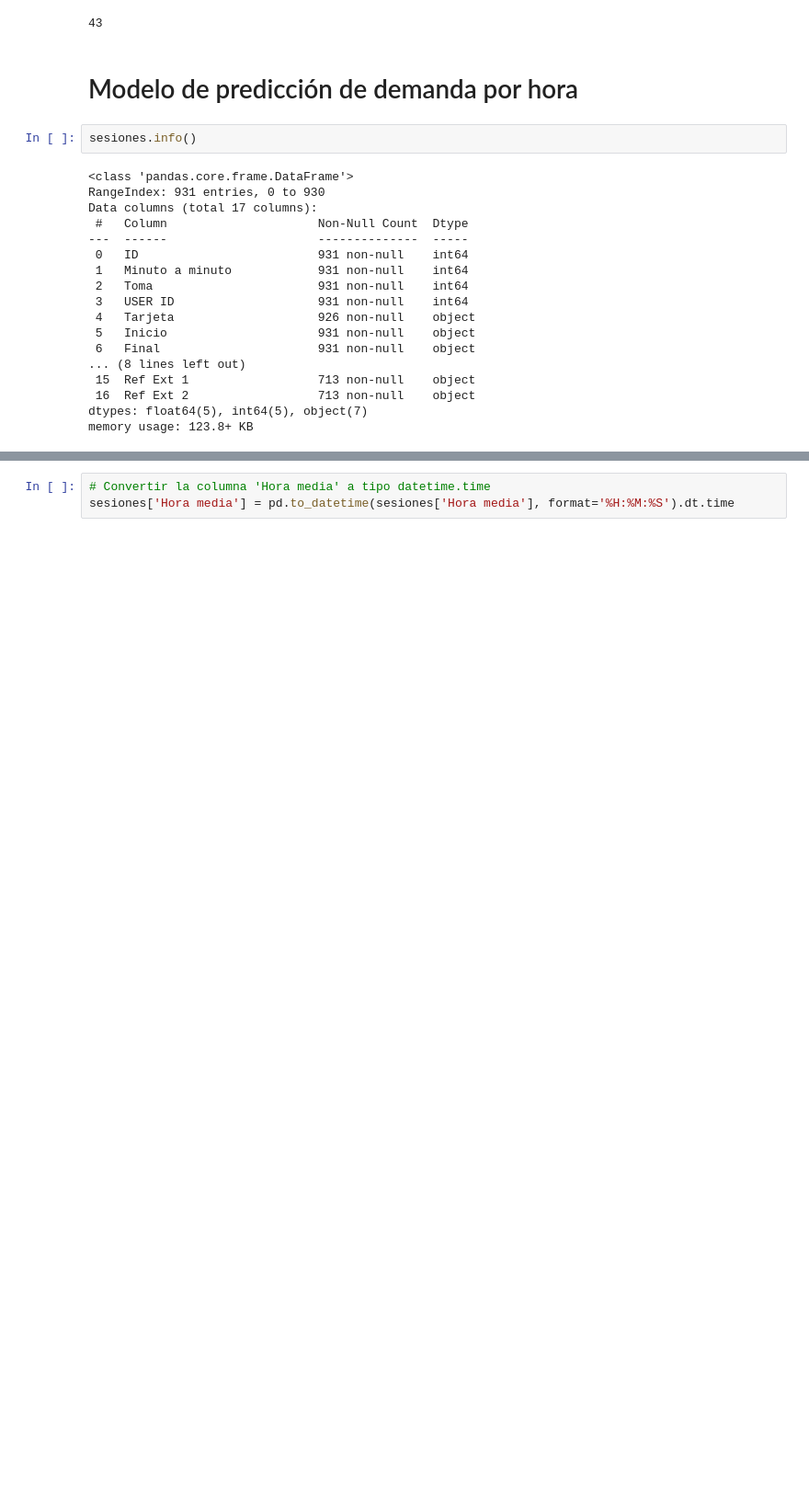
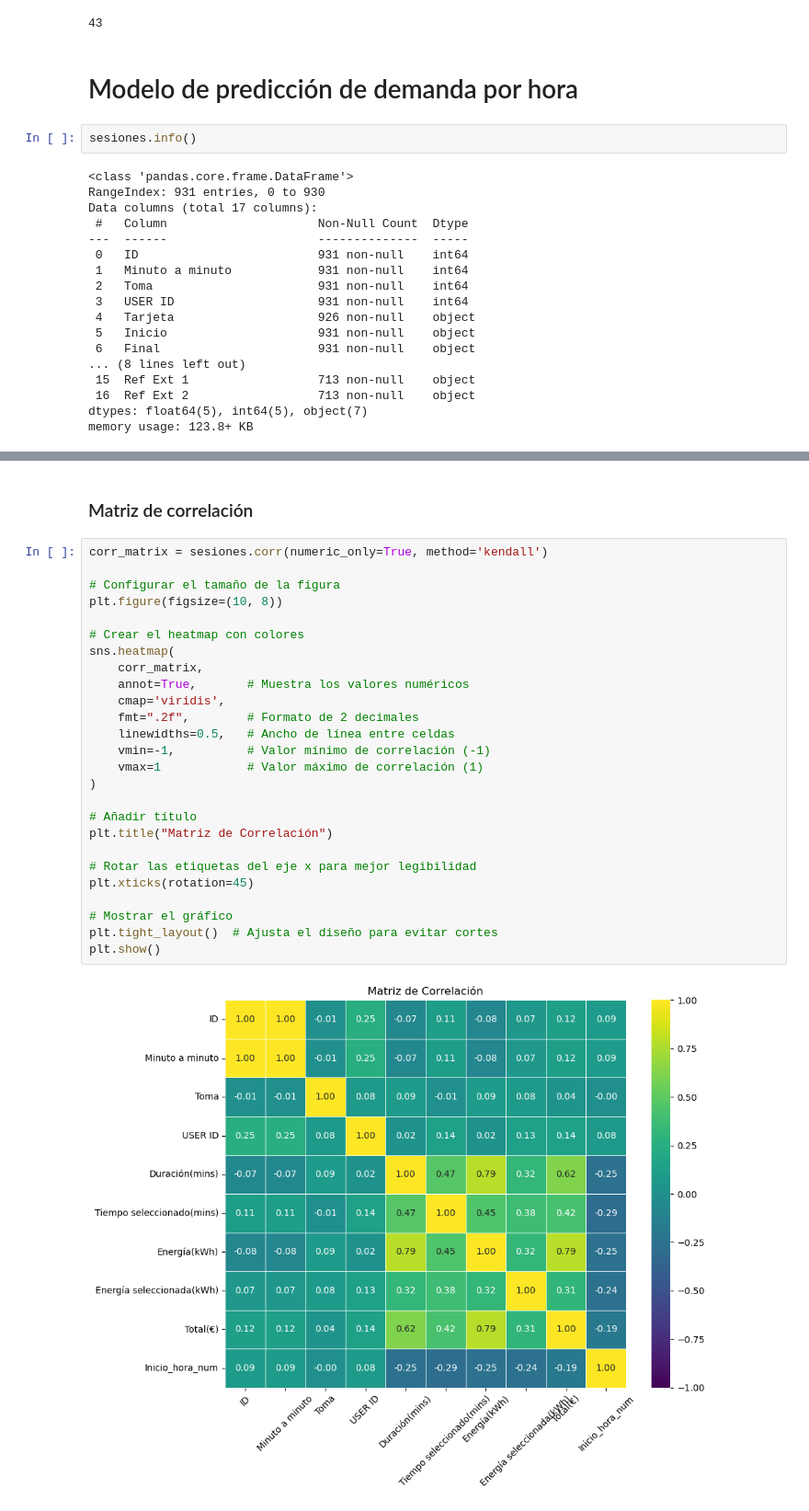
Before and after one commit to kmgomezm/DataHackHub, a Jupyter notebook: analisis_exploratorio_datos.ipynb, the cells around one changed output, grey strips where cells are left out. Shown: that part at 92% size. Drawn from its saved outputs; the diff is of its cells as text; blank space fills up the shorter version.

```diff
--- a/analisis_exploratorio_datos.ipynb
+++ b/analisis_exploratorio_datos.ipynb
@@ -173,4 +170,31 @@ sesiones
-# %%
-# Convertir la columna 'Hora media' a tipo datetime.time
-sesiones['Hora media'] = pd.to_datetime(sesiones['Hora media'], format='%H:%M:%S').dt.time
+# %% [markdown]
+### Matriz de correlación
+# %%
+corr_matrix = sesiones.corr(numeric_only=True, method='kendall')
+
+# Configurar el tamaño de la figura
+plt.figure(figsize=(10, 8))
+
+# Crear el heatmap con colores
+sns.heatmap(
+    corr_matrix,
+    annot=True,       # Muestra los valores numéricos
+    cmap='viridis',
+    fmt=".2f",        # Formato de 2 decimales
+    linewidths=0.5,   # Ancho de línea entre celdas
+    vmin=-1,          # Valor mínimo de correlación (-1)
+    vmax=1            # Valor máximo de correlación (1)
+)
+
+# Añadir título
+plt.title("Matriz de Correlación")
+
+# Rotar las etiquetas del eje x para mejor legibilidad
+plt.xticks(rotation=45)
+
+# Mostrar el gráfico
+plt.tight_layout()  # Ajusta el diseño para evitar cortes
+plt.show()
+# %% [output]
+[figure, added]
 # %%
```
Also changed, not shown: parts of 33 cells of this notebook.
